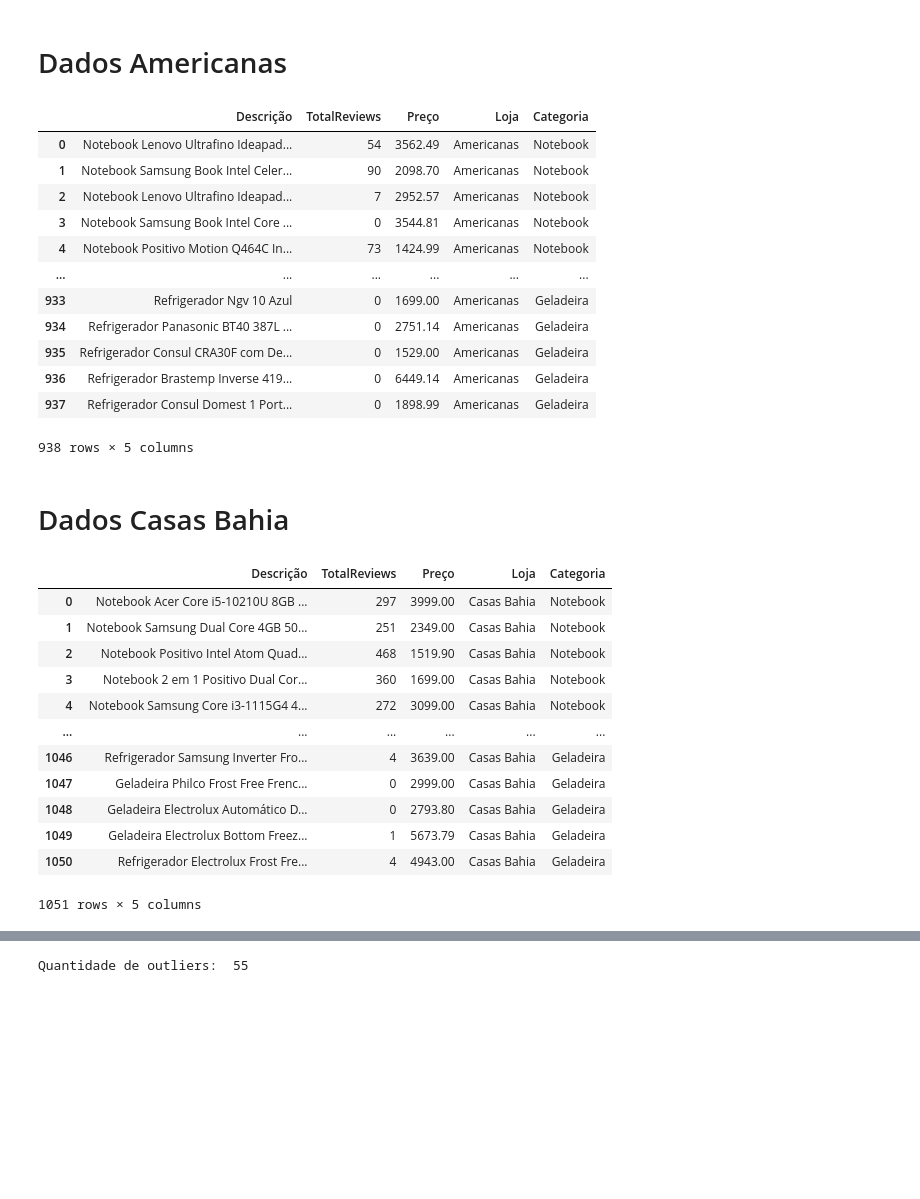
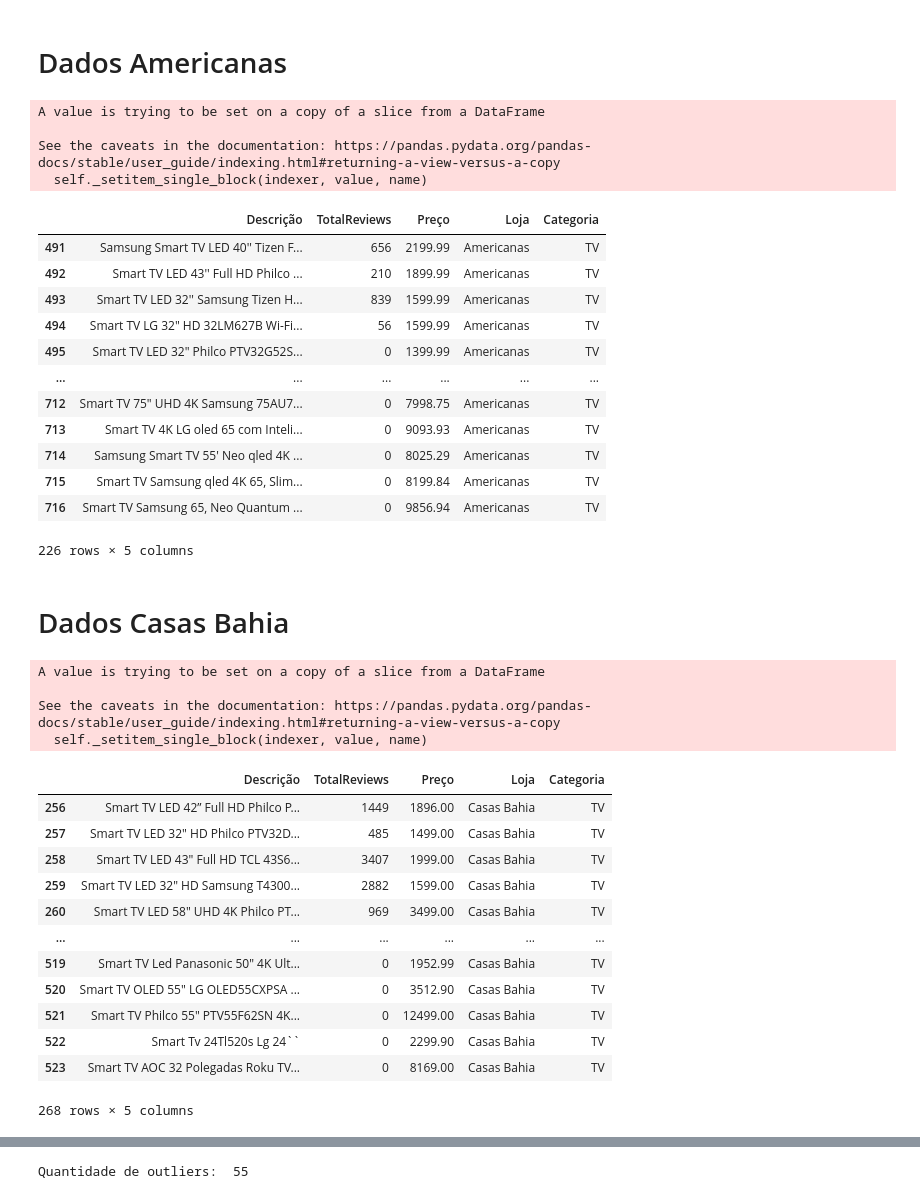
Before and after one commit to vitordutra/desafio-3-trilhas-webscraping, a Jupyter notebook: analise_geral.ipynb, the cells around one changed output, grey strips where cells are left out. Cells and saved outputs as stored; diff of their text form; code cells hidden in the pictures; blank space fills up the shorter version.

```diff
--- a/analise_geral.ipynb
+++ b/analise_geral.ipynb
@@ -56,38 +62,48 @@ dados_amazon_new = pd.read_csv('amazon/output/dados_amazon.csv').drop(columns=['
 # %%
 dados_americanas = pd.read_csv('americanas/output/dados_completos_americanas.csv',sep=';')
 dados_americanas_new = dados_americanas.drop(columns=['Modelo','Url'])
-dados_americanas_new
+dados_americanas_new['Categoria'].loc[dados_americanas_new['Categoria'] == 'Televisão'] = 'TV'
+dados_americanas_new[dados_americanas_new["Categoria"] == "TV"]
 # %% [output]
+A value is trying to be set on a copy of a slice from a DataFrame
+
+See the caveats in the documentation: https://pandas.pydata.org/pandas-docs/stable/user_guide/indexing.html#returning-a-view-versus-a-copy
+  self._setitem_single_block(indexer, value, name)
 |  | Descrição | TotalReviews | Preço | Loja | Categoria |
-| 0 | Notebook Lenovo Ultrafino Ideapad... | 54 | 3562.49 | Americanas | Notebook |
-| 1 | Notebook Samsung Book Intel Celer... | 90 | 2098.70 | Americanas | Notebook |
-| 2 | Notebook Lenovo Ultrafino Ideapad... | 7 | 2952.57 | Americanas | Notebook |
-| 3 | Notebook Samsung Book Intel Core ... | 0 | 3544.81 | Americanas | Notebook |
-| 4 | Notebook Positivo Motion Q464C In... | 73 | 1424.99 | Americanas | Notebook |
+| 491 | Samsung Smart TV LED 40'' Tizen F... | 656 | 2199.99 | Americanas | TV |
+| 492 | Smart TV LED 43'' Full HD Philco ... | 210 | 1899.99 | Americanas | TV |
+| 493 | Smart TV LED 32'' Samsung Tizen H... | 839 | 1599.99 | Americanas | TV |
+| 494 | Smart TV LG 32" HD 32LM627B Wi-Fi... | 56 | 1599.99 | Americanas | TV |
+| 495 | Smart TV LED 32" Philco PTV32G52S... | 0 | 1399.99 | Americanas | TV |
 | ... | ... | ... | ... | ... | ... |
-| 933 | Refrigerador Ngv 10 Azul | 0 | 1699.00 | Americanas | Geladeira |
-| 934 | Refrigerador Panasonic BT40 387L ... | 0 | 2751.14 | Americanas | Geladeira |
-| 935 | Refrigerador Consul CRA30F com De... | 0 | 1529.00 | Americanas | Geladeira |
-| 936 | Refrigerador Brastemp Inverse 419... | 0 | 6449.14 | Americanas | Geladeira |
-| 937 | Refrigerador Consul Domest 1 Port... | 0 | 1898.99 | Americanas | Geladeira |
+| 712 | Smart TV 75" UHD 4K Samsung 75AU7... | 0 | 7998.75 | Americanas | TV |
+| 713 | Smart TV 4K LG oled 65 com Inteli... | 0 | 9093.93 | Americanas | TV |
+| 714 | Samsung Smart TV 55' Neo qled 4K ... | 0 | 8025.29 | Americanas | TV |
+| 715 | Smart TV Samsung qled 4K 65, Slim... | 0 | 8199.84 | Americanas | TV |
+| 716 | Smart TV Samsung 65, Neo Quantum ... | 0 | 9856.94 | Americanas | TV |
-938 rows × 5 columns
+226 rows × 5 columns
 # %% [markdown]
 # Dados Casas Bahia
 # %%
-dados_casas_bahia = pd.read_csv('casas_bahia/output/dados_casas_bahia.csv',sep=';')
+dados_casas_bahia = pd.read_csv('casas_bahia/output/dados_casas_bahia.csv', sep=';')
 dados_casas_bahia_new = dados_casas_bahia.drop(columns=['Estrelas'])
-dados_casas_bahia_new
+dados_casas_bahia_new['Categoria'].loc[dados_casas_bahia_new['Categoria'] == 'Smart TV'] = 'TV'
+dados_casas_bahia_new[dados_casas_bahia_new["Categoria"] == "TV"]
 # %% [output]
+A value is trying to be set on a copy of a slice from a DataFrame
+
+See the caveats in the documentation: https://pandas.pydata.org/pandas-docs/stable/user_guide/indexing.html#returning-a-view-versus-a-copy
+  self._setitem_single_block(indexer, value, name)
 |  | Descrição | TotalReviews | Preço | Loja | Categoria |
-| 0 | Notebook Acer Core i5-10210U 8GB ... | 297 | 3999.00 | Casas Bahia | Notebook |
-| 1 | Notebook Samsung Dual Core 4GB 50... | 251 | 2349.00 | Casas Bahia | Notebook |
-| 2 | Notebook Positivo Intel Atom Quad... | 468 | 1519.90 | Casas Bahia | Notebook |
-| 3 | Notebook 2 em 1 Positivo Dual Cor... | 360 | 1699.00 | Casas Bahia | Notebook |
-| 4 | Notebook Samsung Core i3-1115G4 4... | 272 | 3099.00 | Casas Bahia | Notebook |
+| 256 | Smart TV LED 42” Full HD Philco P... | 1449 | 1896.00 | Casas Bahia | TV |
+| 257 | Smart TV LED 32" HD Philco PTV32D... | 485 | 1499.00 | Casas Bahia | TV |
+| 258 | Smart TV LED 43" Full HD TCL 43S6... | 3407 | 1999.00 | Casas Bahia | TV |
+| 259 | Smart TV LED 32" HD Samsung T4300... | 2882 | 1599.00 | Casas Bahia | TV |
+| 260 | Smart TV LED 58" UHD 4K Philco PT... | 969 | 3499.00 | Casas Bahia | TV |
 | ... | ... | ... | ... | ... | ... |
-| 1046 | Refrigerador Samsung Inverter Fro... | 4 | 3639.00 | Casas Bahia | Geladeira |
-| 1047 | Geladeira Philco Frost Free Frenc... | 0 | 2999.00 | Casas Bahia | Geladeira |
-| 1048 | Geladeira Electrolux Automático D... | 0 | 2793.80 | Casas Bahia | Geladeira |
-| 1049 | Geladeira Electrolux Bottom Freez... | 1 | 5673.79 | Casas Bahia | Geladeira |
-| 1050 | Refrigerador Electrolux Frost Fre... | 4 | 4943.00 | Casas Bahia | Geladeira |
+| 519 | Smart TV Led Panasonic 50" 4K Ult... | 0 | 1952.99 | Casas Bahia | TV |
+| 520 | Smart TV OLED 55" LG OLED55CXPSA ... | 0 | 3512.90 | Casas Bahia | TV |
+| 521 | Smart TV Philco 55" PTV55F62SN 4K... | 0 | 12499.00 | Casas Bahia | TV |
+| 522 | Smart Tv 24Tl520s Lg 24`` | 0 | 2299.90 | Casas Bahia | TV |
+| 523 | Smart TV AOC 32 Polegadas Roku TV... | 0 | 8169.00 | Casas Bahia | TV |
-1051 rows × 5 columns
+268 rows × 5 columns
```
Also changed, not shown: parts of 25 cells of this notebook, 1 other file.
